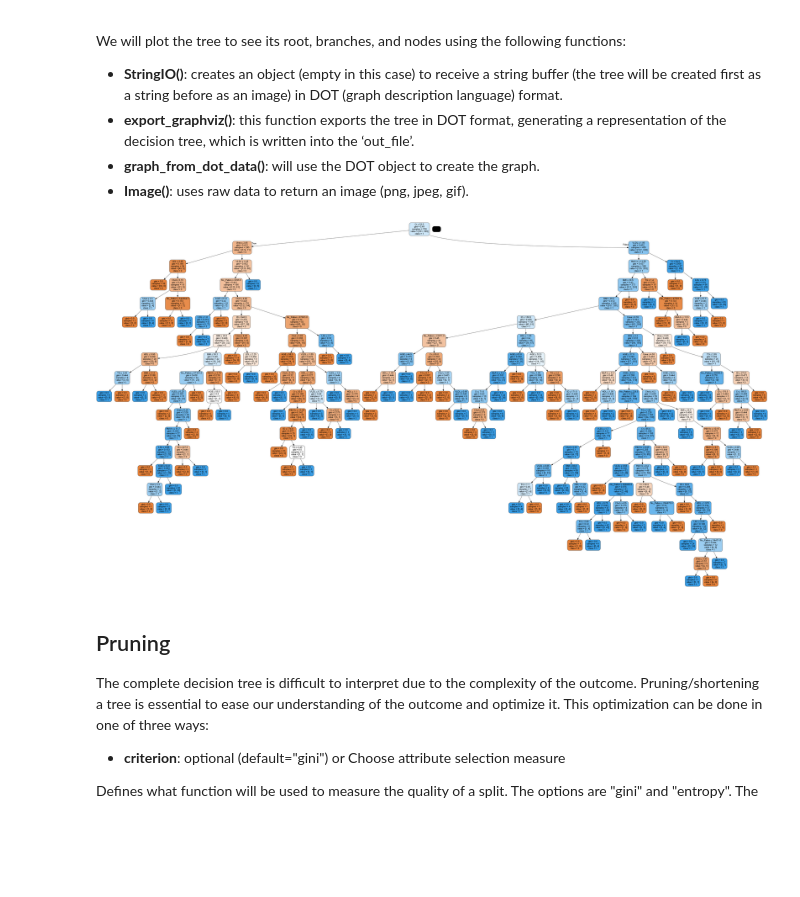
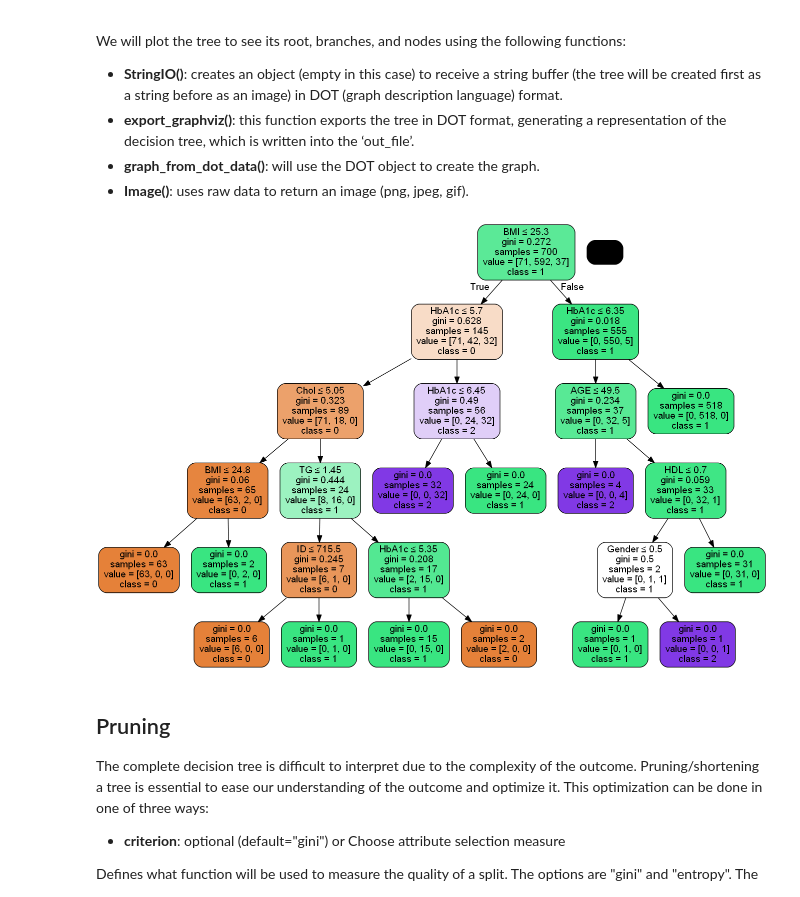
Before and after one commit to belandeta/LABORATORIO1_U2, a Jupyter notebook: [NRC_6292]_BayronLandeta_Lab1Unidad2.ipynb, the cells around one changed output. Cells and saved outputs as stored; diff of their text form; code cells hidden in the pictures; blank space fills up the shorter version.

```diff
--- a/[NRC_6292]_BayronLandeta_Lab1Unidad2.ipynb
+++ b/[NRC_6292]_BayronLandeta_Lab1Unidad2.ipynb
@@ -17,12 +17,17 @@ pima.head()
 | 2 | 420 | 47975 | F | 50 | 4.7 | 46 | 4.9 | 4.2 | 0.9 | 2.4 | 1.4 | ... |
 | 3 | 680 | 87656 | F | 50 | 4.7 | 46 | 4.9 | 4.2 | 0.9 | 2.4 | 1.4 | ... |
 | 4 | 504 | 34223 | M | 33 | 7.1 | 46 | 4.9 | 4.9 | 1.0 | 0.8 | 2.0 | ... |
+# %%
+transf1 = {'F':0,'M':1}
+pima['Gender'] = pima['Gender'].map(transf1)
+transf2 = {'N':0,'Y':1, 'P':2}
+pima['CLASS'] = pima['CLASS'].map(transf2)
 # %%
 # determine target (dependent) and feature (independent) variables
 
-feature_cols = ['ID', 'No_Pation', 'Chol', 'AGE', 'Urea', 'Cr', 'HbA1c', 'TG', 'HDL', 'LDL', 'VLDL', 'BMI']
+feature_cols = ['ID', 'No_Pation', 'Gender', 'Chol', 'AGE', 'Urea', 'Cr', 'HbA1c', 'TG', 'HDL', 'LDL', 'VLDL', 'BMI']
 X = pima[feature_cols] # features
-y = pima.Gender # target
+y = pima.CLASS # target
 # %%
 # split dataset into training and test set (70:30) ratio
 
@@ -59,17 +62,17 @@ import pydotplus
 # %%
 # visualize decision tree
 
 dot_data = StringIO()
 export_graphviz(clf, out_file=dot_data,
                 filled=True, rounded=True,
                 special_characters=True,
                 feature_names = feature_cols,
-                class_names=['0','1'])
+                class_names=['0','1', '2'])
 graph = pydotplus.graph_from_dot_data(dot_data.getvalue())
 graph.write_png('diabetes.png')
 Image(graph.create_png())
 # %% [output]
-[figure, old version]
+[figure, new version]
 # %% [markdown]
 ## Pruning
 
```
Also changed, not shown: parts of 7 cells of this notebook.
